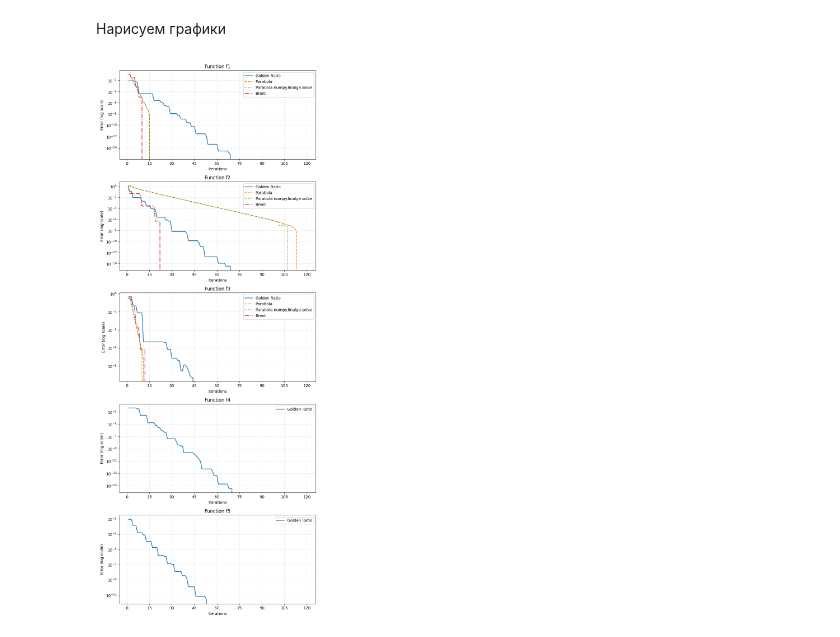
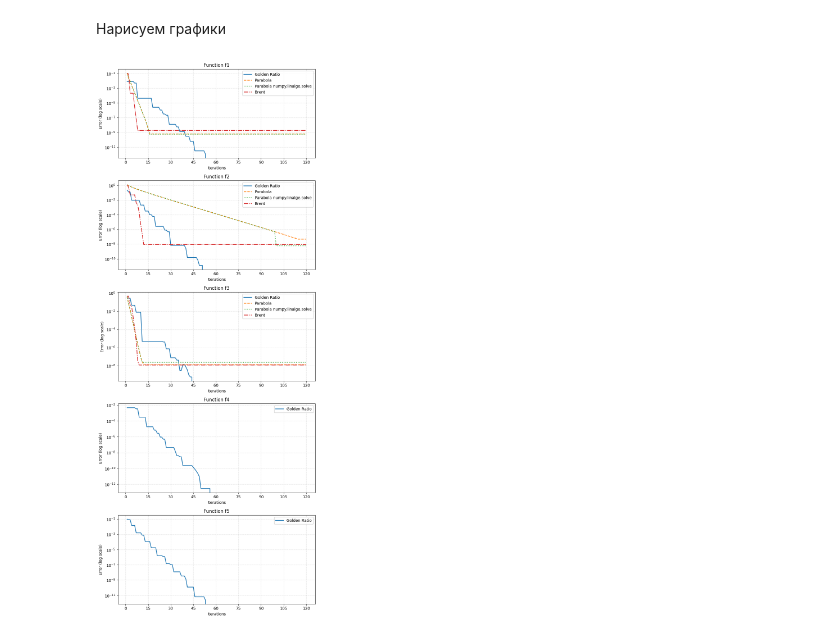
Before and after one commit to n-sukhov/OptMeth, a Jupyter notebook: Lab1/lab_1.ipynb, the cells around one changed output. Saved outputs shown, nothing was run; the diff lists cells and outputs as text; code cells hidden in the pictures.

```diff
--- a/Lab1/lab_1.ipynb
+++ b/Lab1/lab_1.ipynb
@@ -198,3 +201,20 @@ def f5(x: float):
+# %%
+def get_reference_min(f, a, b, c=None):
+    epsilon = 1e-12
+    max_iter = 10000
+    candidates = []
+
+    candidates.append(golden_ratio_method(f, a, b, epsilon, max_iter))
+
+    if c is None:
+        c = (a + b) / 2
+
+    if f(a) > f(c) < f(b):
+        candidates.append(parabola_method(f, a, c, b, epsilon, max_iter))
+        candidates.append(parabola_method_numpy(f, a, c, b, epsilon, max_iter))
+        candidates.append(brent_method(f, a, b, epsilon, max_iter))
+
+    return min(candidates, key=lambda t: t[1])
 # %% [markdown]
 Применим оптимизацию
 # %%
@@ -213,22 +233,23 @@ x_space = range(1, 121, 1)
 for i, f in enumerate(functions):
     a, b = intervals[i]
     c = (a + b) / 2
+    ref_x, ref_fx = get_reference_min(f, a, b, c)
 
     method_results = [
-        [golden_ratio_method(f, a, b, max_iter=x, epsilon=1e-15)[0] for x in x_space],
-        [parabola_method(f, a, c, b, max_iter=x, epsilon=1e-15)[0] for x in x_space] if (f(a) >= f(c) <= f(b)) else None,
-        [parabola_method_numpy(f, a, c, b, max_iter=x, epsilon=1e-15)[0] for x in x_space] if (f(a) >= f(c) <= f(b)) else None,
-        [brent_method(f, a, c, b, max_iter=x, epsilon=1e-15)[0] for x in x_space] if (f(a) >= f(c) <= f(b)) else None
+        [golden_ratio_method(f, a, b, max_iter=x, epsilon=1e-12)[0] for x in x_space],
+        [parabola_method(f, a, c, b, max_iter=x, epsilon=1e-12)[0] for x in x_space] if (f(a) > f(c) < f(b)) else None,
+        [parabola_method_numpy(f, a, c, b, max_iter=x, epsilon=1e-12)[0] for x in x_space] if (f(a) > f(c) < f(b)) else None,
+        [brent_method(f, a, b, max_iter=x, epsilon=1e-12)[0] for x in x_space] if (f(a) > f(c) < f(b)) else None
     ]
 
     reference_points = [
-        golden_ratio_method(f, a, b, max_iter=10000, epsilon=1e-15)[0],
-        parabola_method(f, a, c, b, max_iter=10000, epsilon=1e-15)[0] if (f(a) >= f(c) <= f(b)) else None,
-        parabola_method_numpy(f, a, c, b, max_iter=10000, epsilon=1e-15)[0] if (f(a) >= f(c) <= f(b)) else None,
-        brent_method(f, a, c, b, max_iter=10000, epsilon=1e-15)[0] if (f(a) >= f(c) <= f(b)) else None
+        golden_ratio_method(f, a, b, max_iter=10000, epsilon=1e-12)[0],
+        parabola_method(f, a, c, b, max_iter=10000, epsilon=1e-12)[0] if (f(a) > f(c) < f(b)) else None,
+        parabola_method_numpy(f, a, c, b, max_iter=10000, epsilon=1e-12)[0] if (f(a) > f(c) < f(b)) else None,
+        brent_method(f, a, b, max_iter=10000, epsilon=1e-12)[0] if (f(a) > f(c) < f(b)) else None
     ]
     method_errors = [
-        [abs(x_k - reference_points[j]) for x_k in method_results[j]] if method_results[j] else None
+        [abs(x_k - ref_x) for x_k in method_results[j]] if method_results[j] else None
         for j in range(4)
     ]
 
@@ -239,36 +260,31 @@ for i, f in enumerate(functions):
 # %%
 method_names = ["Golden Ratio", "Parabola", "Parabola numpy.linalge.solve", "Brent"]
 
 fig, axes = plt.subplots(5, 1, figsize=(8, 20))
 fig.subplots_adjust(hspace=0.5)
 
-line_styles = {
-    "Golden Ratio": '-',
-    "Parabola": '--',
-    "Parabola numpy.linalge.solve": ':',
-    "Brent": '-.'
-}
+line_styles = ['-', '--', ':', '-.']
 
 for i in range(5):
     ax = axes[i]
     ax.set_title(f'Function f{i+1}', fontsize=12)
     ax.set_xlabel('Iterations', fontsize=10)
     ax.set_ylabel('Error (log scale)', fontsize=10)
     ax.set_yscale('log')
     ax.grid(True, which='both', linestyle=':', alpha=0.7)
 
     for method_idx in range(4):
         method_name = method_names[method_idx]
         if errors_all[i][method_idx] is not None:
             ax.plot(x_space, errors_all[i][method_idx],
-                   linestyle=line_styles[method_name],
+                   linestyle=line_styles[method_idx],
                    label=method_name,
                    linewidth=1.7)
 
     ax.legend(fontsize=10, framealpha=0.9)
     ax.xaxis.set_major_locator(ticker.MaxNLocator(integer=True))
 
 plt.tight_layout()
 plt.show()
 # %% [output]
-[figure, old version]
+[figure, new version]
```
Also changed, not shown: parts of 4 cells of this notebook.
